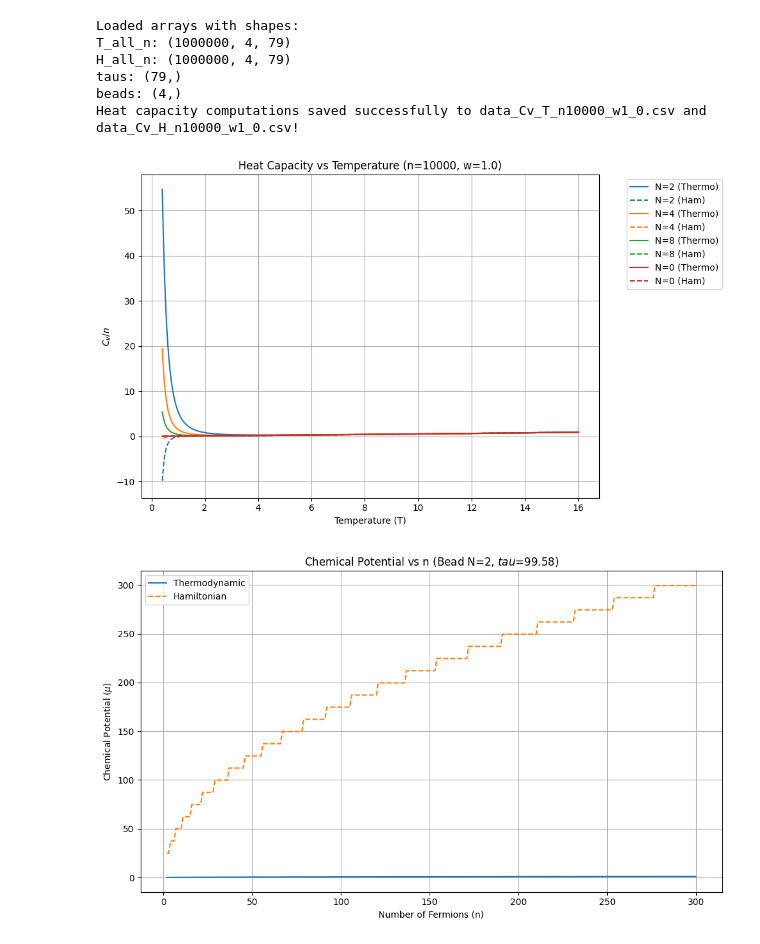
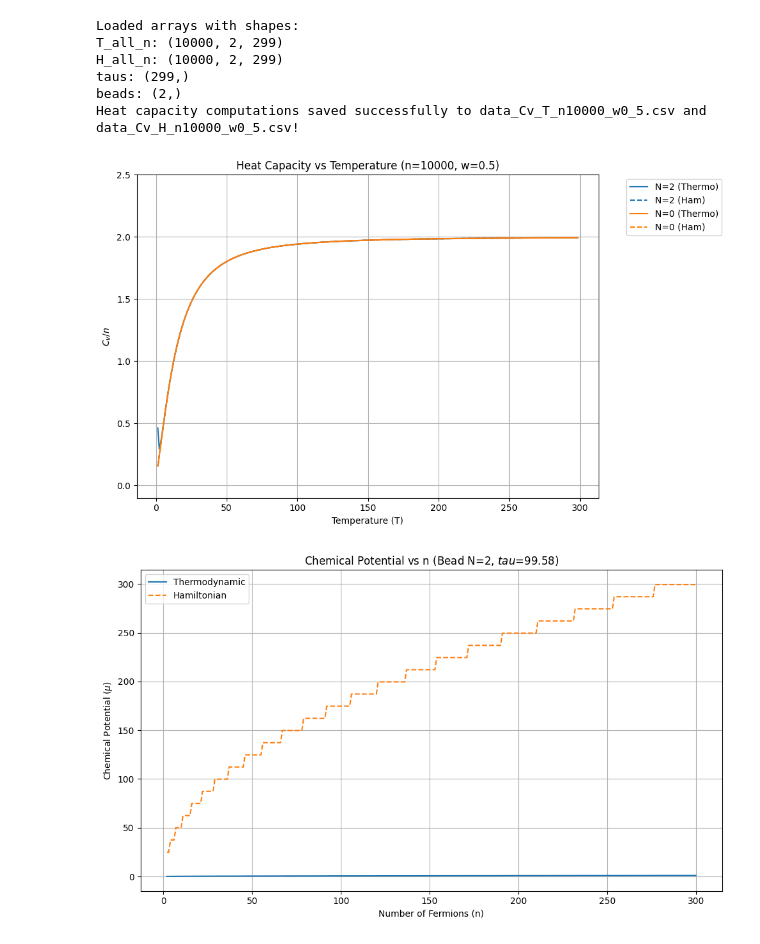
Before and after one commit to 24jonas/HarmonicFermions, a Jupyter notebook: heat_capacity.ipynb, the cells around one changed output. Cells and saved outputs as stored; diff of their text form; code cells hidden in the pictures.

```diff
--- a/heat_capacity.ipynb
+++ b/heat_capacity.ipynb
@@ -10,8 +10,8 @@ def compute_heat_capacity(tau_vals, E_vals):
     tau_mid = (tau_vals[1:] + tau_vals[:-1]) / 2.0
     C_v = -(tau_mid**2) * (dE / dtau)
     return C_v
-n_val = 1000000
-w_val = 1.0
+n_val = 10000
+w_val = 0.5
 save_filename = f"Saved_runs_and_plots/plot_data_n{n_val}_w{str(w_val).replace('.', '_')}"
 
 try:
@@ -57,40 +57,40 @@ try:
         Cv_T = compute_heat_capacity(taus, energy_T) / target_n
         Cv_H = compute_heat_capacity(taus, energy_H) / target_n
 
         results_df_T[f"N_{bead}"] = Cv_T
         results_df_H[f"N_{bead}"] = Cv_H
 
         line, = plt.plot(Temp, Cv_T, label=f"N={bead} (Thermo)")
         plt.plot(Temp, Cv_H, linestyle="--", color=line.get_color(), label=f"N={bead} (Ham)")
 
     output_filename_T = f"data_Cv_T_n{target_n}_w{str(w_val).replace('.', '_')}.csv"
     output_filename_H = f"data_Cv_H_n{target_n}_w{str(w_val).replace('.', '_')}.csv"
 
     results_df_T.to_csv(output_filename_T, index=False)
     results_df_H.to_csv(output_filename_H, index=False)
 
     print(f"Heat capacity computations saved successfully to {output_filename_T} and {output_filename_H}!")
 
     plt.xlabel("Temperature (T)")
     plt.ylabel(r"$C_v / n$")
     #plt.xlim(0,10)
-    #plt.ylim(-0.1,2.5)
+    plt.ylim(-0.1,2.5)
     plt.title(f"Heat Capacity vs Temperature (n={target_n}, w={w_val})")
     plt.legend(bbox_to_anchor=(1.05, 1), loc='upper left')
     plt.grid(True)
     plt.tight_layout()
     plt.show()
 
 except FileNotFoundError:
     print(f"Error: Could not find the files starting with '{save_filename}'.")
 # %% [output]
 Loaded arrays with shapes:
-T_all_n: (1000000, 4, 79)
-H_all_n: (1000000, 4, 79)
-taus: (79,)
-beads: (4,)
-Heat capacity computations saved successfully to data_Cv_T_n10000_w1_0.csv and data_Cv_H_n10000_w1_0.csv!
+T_all_n: (10000, 2, 299)
+H_all_n: (10000, 2, 299)
+taus: (299,)
+beads: (2,)
+Heat capacity computations saved successfully to data_Cv_T_n10000_w0_5.csv and data_Cv_H_n10000_w0_5.csv!
-[figure, old version]
+[figure, new version]
 # %%
 # --- Chemical Potential vs n Plot ---
 # Chemical potential is the change in energy when adding one fermion: mu(n) = E(n) - E(n-1)
```
Also changed, not shown: 14 other files.
